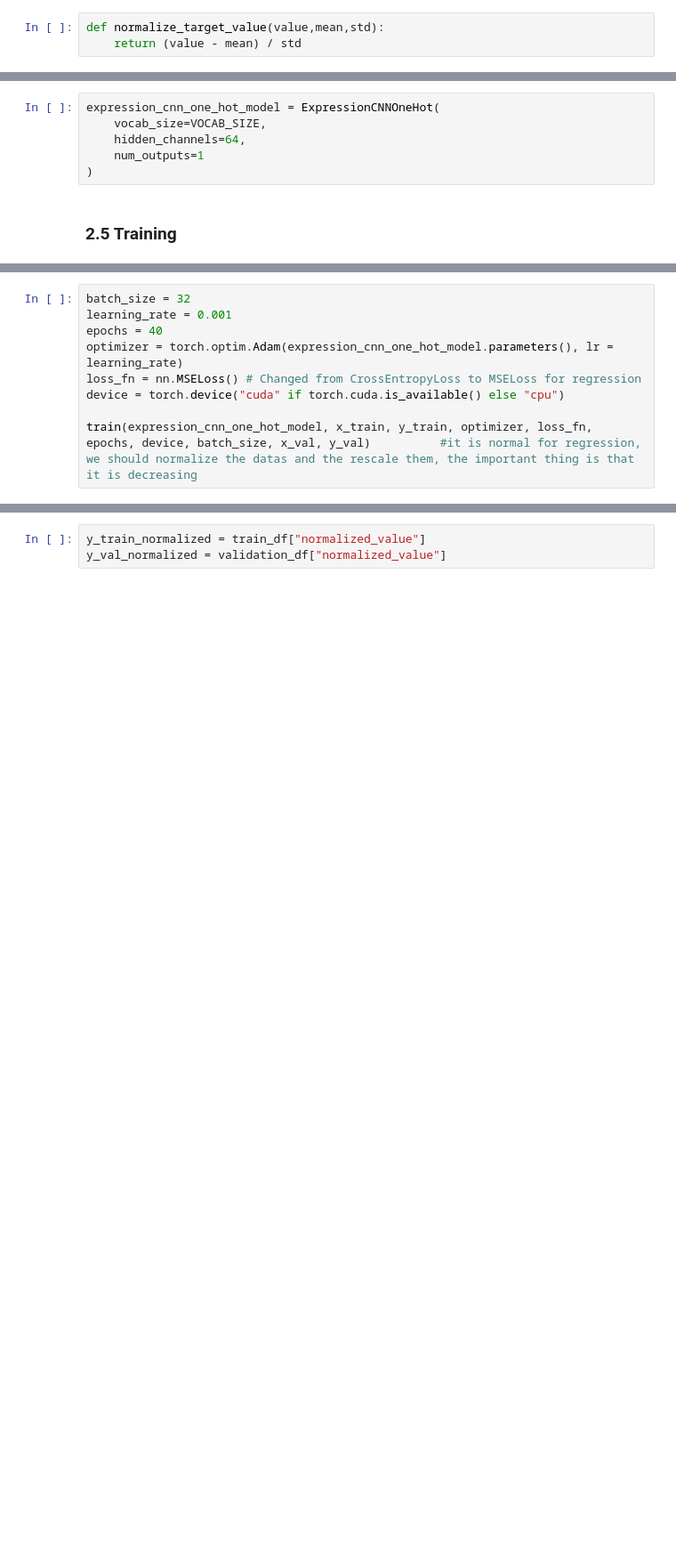
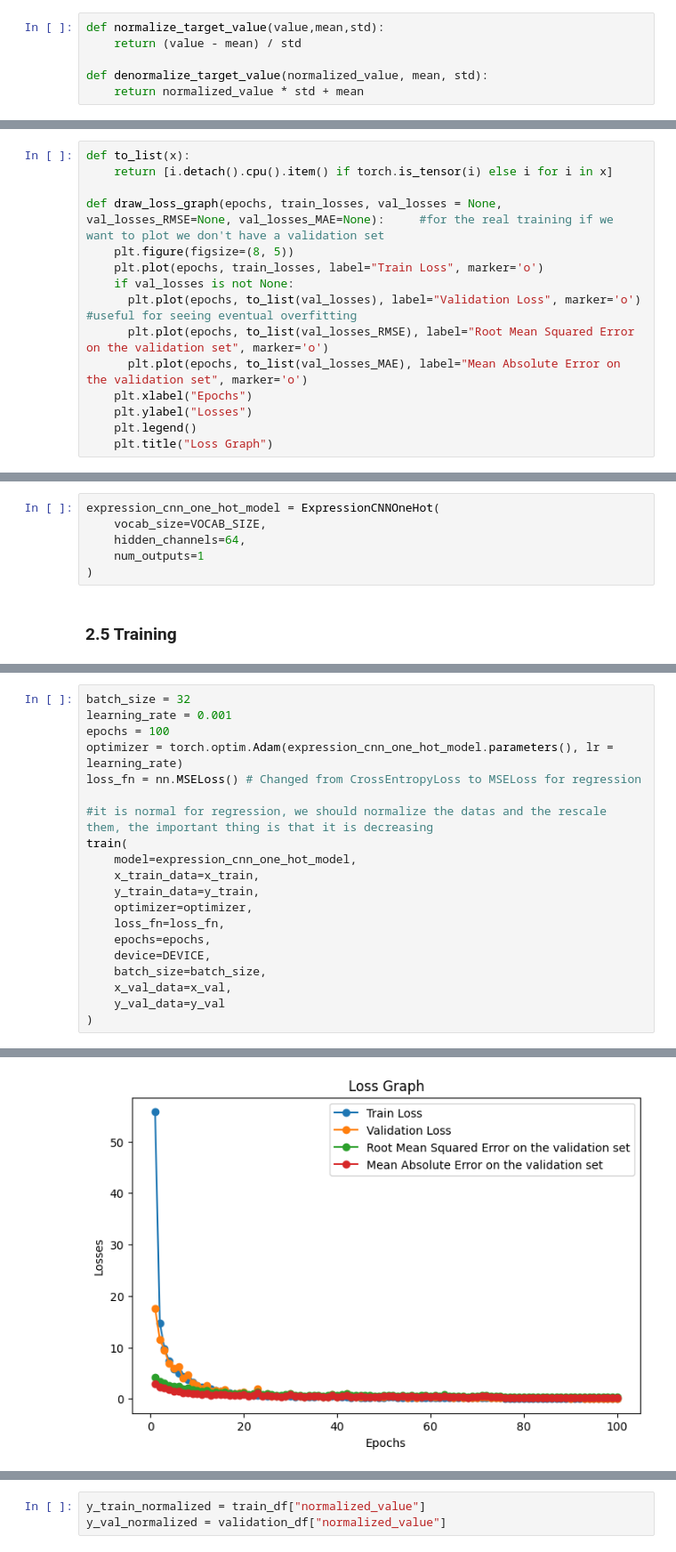
Before and after one commit to BrennoVaccari/95662-Introduction-To-Machine-Learning, a Jupyter notebook: Main.ipynb, the cells around one changed output, grey strips where cells are left out. Shown at 89% size. Cells and saved outputs as stored; diff of their text form; blank space fills up the shorter version.

Commit message:
added loss graph as well as trying out number of layers

```diff
--- a/Main.ipynb
+++ b/Main.ipynb
@@ -252,6 +272,9 @@ Training target standard deviation: 10.59
 # %%
 def normalize_target_value(value,mean,std):
     return (value - mean) / std
+
+def denormalize_target_value(normalized_value, mean, std):
+    return normalized_value * std + mean
 # %% [markdown]
 #### 1.3.6 Applying Transformations
 
@@ -355,3 +380,18 @@ summary(test_long_df)
+# %%
+def to_list(x):
+    return [i.detach().cpu().item() if torch.is_tensor(i) else i for i in x]
+
+def draw_loss_graph(epochs, train_losses, val_losses = None, val_losses_RMSE=None, val_losses_MAE=None):     #for the real training if we want to plot we don't have a validation set
+    plt.figure(figsize=(8, 5))
+    plt.plot(epochs, train_losses, label="Train Loss", marker='o')
+    if val_losses is not None:
+      plt.plot(epochs, to_list(val_losses), label="Validation Loss", marker='o')       #useful for seeing eventual overfitting
+      plt.plot(epochs, to_list(val_losses_RMSE), label="Root Mean Squared Error on the validation set", marker='o')
+      plt.plot(epochs, to_list(val_losses_MAE), label="Mean Absolute Error on the validation set", marker='o')
+    plt.xlabel("Epochs")
+    plt.ylabel("Losses")
+    plt.legend()
+    plt.title("Loss Graph")
 # %% [markdown]
 ## 2. CNN Regression
 # %% [markdown]
@@ -555,10 +705,21 @@ def evaluate(model, loader, loss_fn, device):
 # %%
 batch_size = 32
 learning_rate = 0.001
-epochs = 40
+epochs = 100
 optimizer = torch.optim.Adam(expression_cnn_one_hot_model.parameters(), lr = learning_rate)
 loss_fn = nn.MSELoss() # Changed from CrossEntropyLoss to MSELoss for regression
-device = torch.device("cuda" if torch.cuda.is_available() else "cpu")
 
-train(expression_cnn_one_hot_model, x_train, y_train, optimizer, loss_fn, epochs, device, batch_size, x_val, y_val)          #it is normal for regression, we should normalize the datas and the rescale them, the important thing is that it is decreasing
+#it is normal for regression, we should normalize the datas and the rescale them, the important thing is that it is decreasing
+train(
+    model=expression_cnn_one_hot_model,
+    x_train_data=x_train,
+    y_train_data=y_train,
+    optimizer=optimizer,
+    loss_fn=loss_fn,
+    epochs=epochs,
+    device=DEVICE,
+    batch_size=batch_size,
+    x_val_data=x_val,
+    y_val_data=y_val
+)
 # %% [output]
@@ -581,0 +743 @@ Validation Loss: 10.3102
+[figure, added]
```
Also changed, not shown: parts of 23 cells of this notebook.
